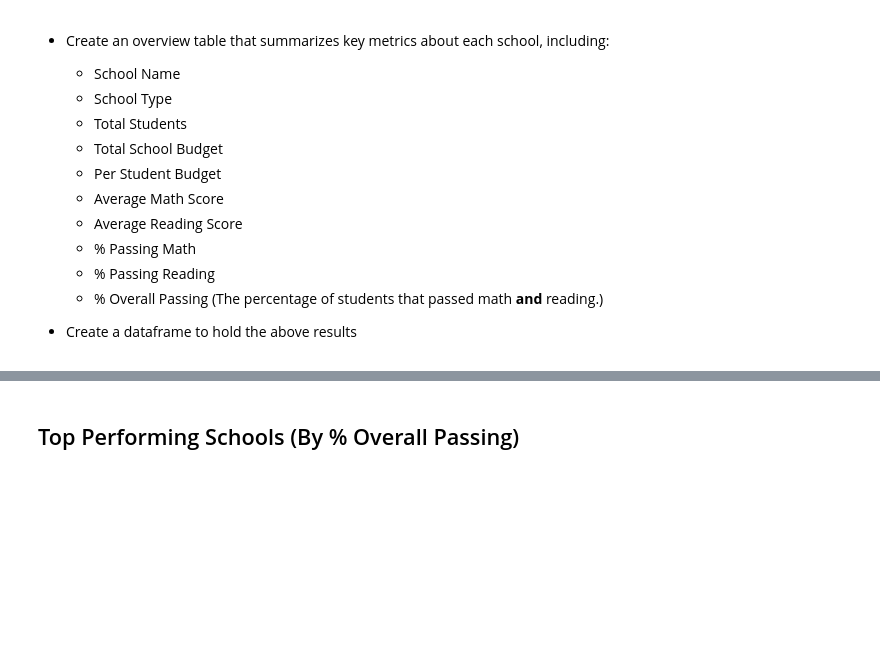
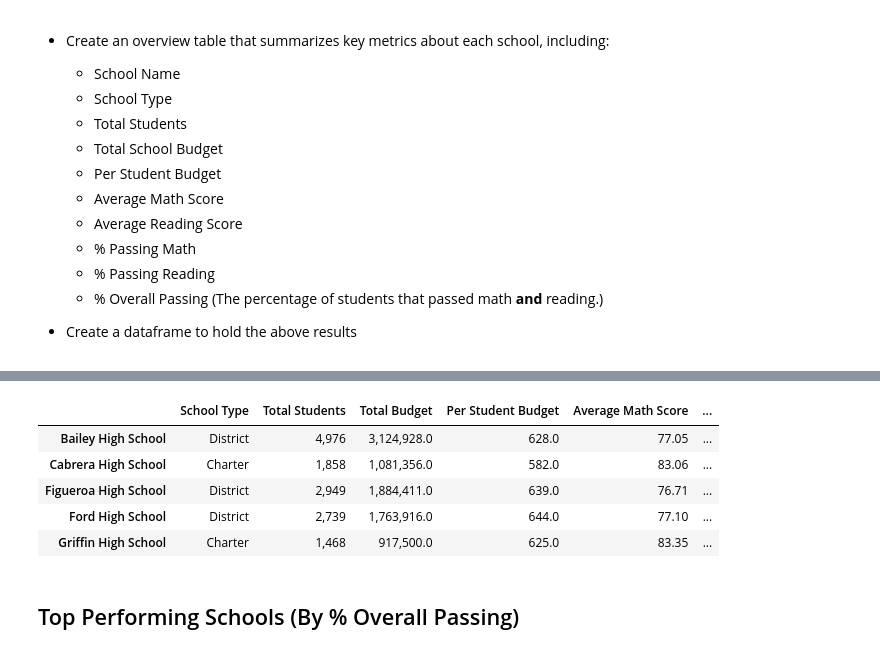
Before and after one commit to allychau/pandas-challenge, a Jupyter notebook: PyCitySchools/PyCitySchools_starter.ipynb, the cells around one changed output, grey strips where cells are left out. Saved outputs shown, nothing was run; the diff lists cells and outputs as text; code cells hidden in the pictures; blank space fills up the shorter version.

```diff
--- a/PyCitySchools/PyCitySchools_starter.ipynb
+++ b/PyCitySchools/PyCitySchools_starter.ipynb
@@ -131,3 +108,45 @@ results_df
+# %%
+#school_index = school_data_complete.set_index('school_name')
+#school_type = school_index['type']
+school_type = school_data.set_index(['school_name'])['type']
+school_tot_students = school_data_complete['school_name'].value_counts()
+school_tot_budget = school_data_complete.groupby(['school_name']).mean()['budget']
+per_student_budget = school_tot_budget/school_tot_students
+school_avg_math_score = school_data_complete.groupby(['school_name']).mean()['math_score']
+school_avg_read_score = school_data_complete.groupby(['school_name']).mean()['reading_score']
+school_pass_math =  pass_math.groupby(['school_name'])
+school_per_pass_math = school_pass_math['Student ID'].count()/school_tot_students * 100
+school_pass_reading =  pass_reading.groupby(['school_name'])
+school_per_pass_reading = school_pass_reading['Student ID'].count()/school_tot_students * 100
+school_pass_overall = pass_overall.groupby(['school_name'])
+school_per_pass_overall = school_pass_overall['Student ID'].count()/school_tot_students * 100
+school_summary = pd.DataFrame(
+    {'School Type':school_type,
+     'Total Students':school_tot_students,
+     'Total Budget':school_tot_budget,
+     'Per Student Budget':per_student_budget,
+     'Average Math Score':school_avg_math_score,
+     'Average Reading Score':school_avg_read_score,
+     '% Passing Math':school_per_pass_math,
+     '% Passing Reading':school_per_pass_reading,
+     '% Passing Overall':school_per_pass_overall
+    })
+
+school_summary['Total Students'] = school_summary['Total Students'].map('{:,}'.format)
+school_summary['Total Budget'] = school_summary['Total Budget'].map('{:,}'.format)
+school_summary['Average Math Score'] = school_summary['Average Math Score'].map('{:.2f}'.format)
+school_summary['Average Reading Score'] = school_summary['Average Reading Score'].map('{:.2f}'.format)
+school_summary['% Passing Math'] = school_summary['% Passing Math'].map('{:.2f}'.format)
+school_summary['% Passing Reading'] = school_summary['% Passing Reading'].map('{:.2f}'.format)
+school_summary['% Passing Overall'] = school_summary['% Passing Overall'].map('{:.2f}'.format)
+school_summary.head()
+# %% [output]
+|  | School Type | Total Students | Total Budget | Per Student Budget | Average Math Score | ... |
+| Bailey High School | District | 4,976 | 3,124,928.0 | 628.0 | 77.05 | ... |
+| Cabrera High School | Charter | 1,858 | 1,081,356.0 | 582.0 | 83.06 | ... |
+| Figueroa High School | District | 2,949 | 1,884,411.0 | 639.0 | 76.71 | ... |
+| Ford High School | District | 2,739 | 1,763,916.0 | 644.0 | 77.10 | ... |
+| Griffin High School | Charter | 1,468 | 917,500.0 | 625.0 | 83.35 | ... |
 # %% [markdown]
 ## Top Performing Schools (By % Overall Passing)
 # %% [markdown]
```
Also changed, not shown: parts of 15 cells of this notebook.
